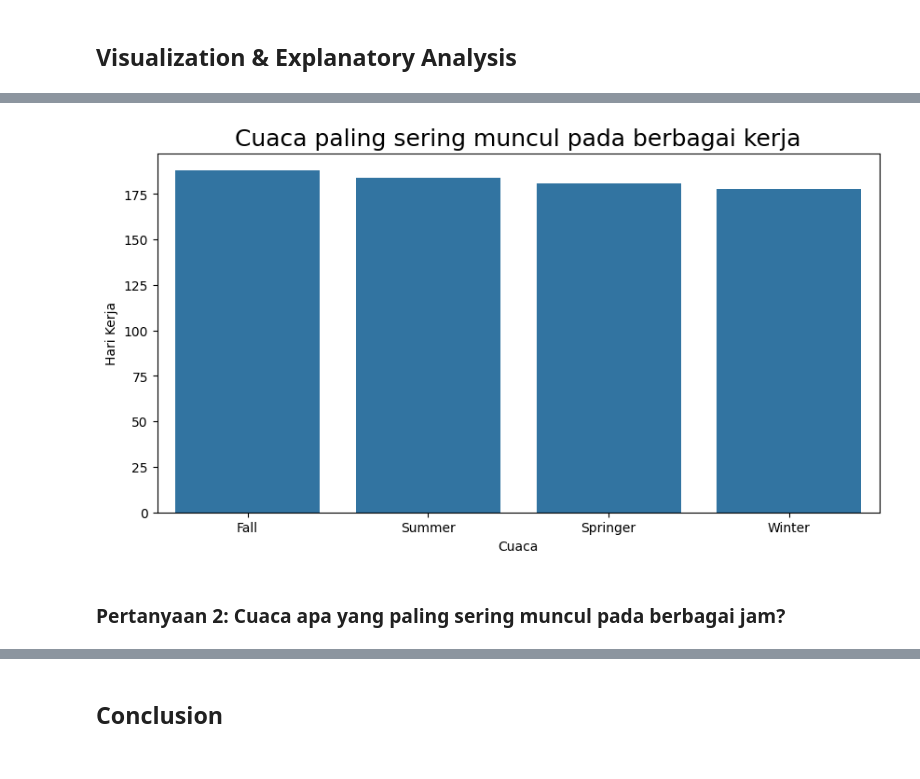
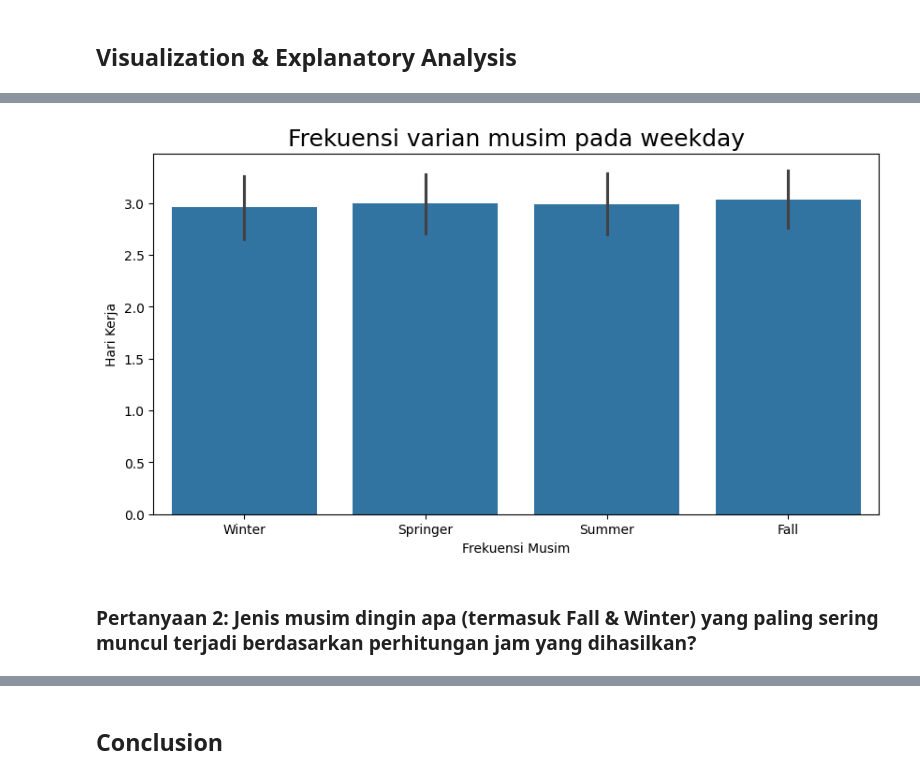
Before and after one commit to ValentioStanley/Data-Analysis-with-Python, a Jupyter notebook: notebook.ipynb, the cells around one changed output, grey strips where cells are left out. Cells and saved outputs as stored; diff of their text form; code cells hidden in the pictures.

```diff
--- a/notebook.ipynb
+++ b/notebook.ipynb
@@ -250,0 +243,19 @@ df2.describe()
+# %%
+df1 = pd.DataFrame(df1, columns = ("dteday","season", "weekday"))
+# Memperbaiki tipe data
+df1["dteday"] = pd.to_datetime(df1["dteday"])
+display(df1.info())
+# Mengubah nama kolom
+df1 = df1.rename(columns={"dteday":"tgl_hari_krj","season":"musim_hari", "weekday": "hari_kerja"})
+
+df2 = pd.DataFrame(df2, columns = ("dteday","season", "hr"))
+# Memperbaiki tipe data
+df2["dteday"] = pd.to_datetime(df2["dteday"])
+display(df2.info())
+# Mengubah nama kolom
+df2 = df2.rename(columns={"dteday":"tgl_hari_jam","season":"musim_jam", "hr":"jam"})
+
+print("Data Day")
+display(df1)
+print("Data Hour")
+display(df2)
@@ -260,7 +326,6 @@ df2.describe()
 # %% [markdown]
 #### Data Day
 # %%
-df1 = pd.DataFrame(df1, columns = ("season", "weekday"))
-df1_season = df1.groupby(by="season")
+df1_season = df1.groupby(by="musim_hari")
 display(df1_season.describe())
 # %% [output]
@@ -383,0 +439,4 @@ byseason_df1
+# %%
+df1.musim_hari = df1.musim_hari.replace({1: "Springer", 2: "Summer", 3: "Fall", 4: "Winter"})
+group_df1 = df1.groupby(by=["musim_hari","hari_kerja"]).agg({"musim_hari":"count"}).rename(columns={'musim_hari': 'jml_musim_hari'}).reset_index()
+group_df1
@@ -383,0 +461,3 @@ byseason_df1
+# %%
+byseason_df1 = pd.merge(left=df1, right=group_df1, on=["musim_hari","hari_kerja"], how="right")
+byseason_df1
@@ -384,18 +478,18 @@ byseason_df1
 # %%
 plt.figure(figsize=(10, 5))
 sns.barplot(
-    x="season",
-    y="hariKerja",
-    data=byseason_df1.sort_values(by="hariKerja", ascending=False))
-plt.title("Cuaca paling sering muncul pada berbagai kerja", loc="center", fontsize=18)
+    x="musim_hari",
+    y="hari_kerja",
+    data=byseason_df1.sort_values(by="jml_musim_hari", ascending=True))
+plt.title("Frekuensi varian musim pada weekday", loc="center", fontsize=18)
 plt.xticks(fontsize=10)
 plt.ylabel("Hari Kerja")
-plt.xlabel("Cuaca")
+plt.xlabel("Frekuensi Musim")
 plt.show()
 # %% [output]
-[figure, old version]
+[figure, new version]
 # %% [markdown]
-### Pertanyaan 2: Cuaca apa yang paling sering muncul pada berbagai jam?
+### Pertanyaan 2: Jenis musim dingin apa (termasuk Fall & Winter) yang paling sering muncul terjadi berdasarkan perhitungan jam yang dihasilkan?
 # %%
 df2
 # %% [output]
```
Also changed, not shown: parts of 43 cells of this notebook, 2 other files.
